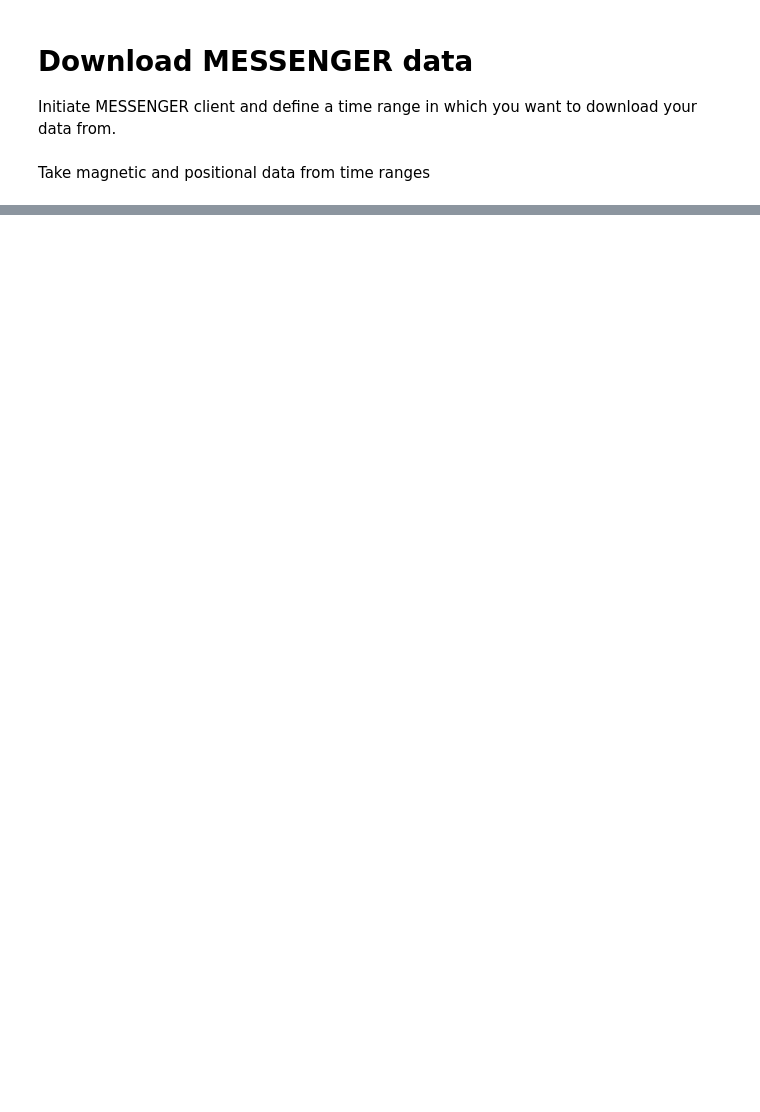
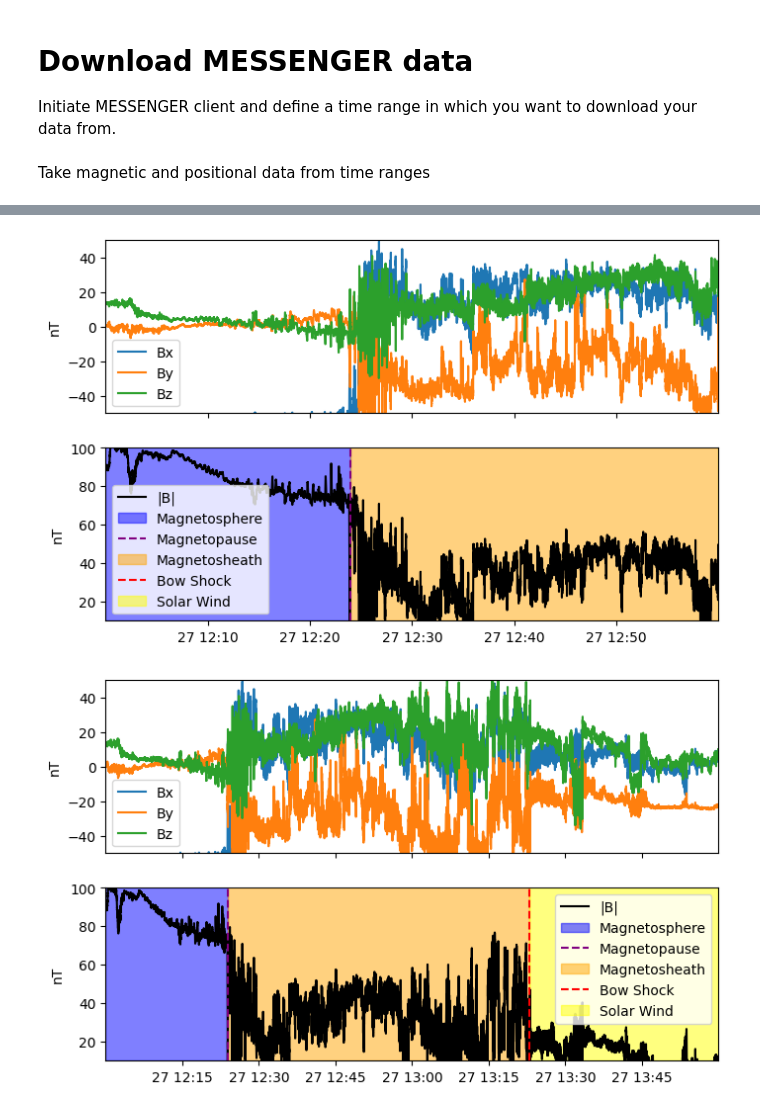
Before and after one commit to odanny-oc/DIASMercuryMagnetosphere, a Jupyter notebook: magnetosphere_plots.ipynb, the cells around one changed output, grey strips where cells are left out. Saved outputs shown, nothing was run; the diff lists cells and outputs as text; code cells hidden in the pictures; blank space fills up the shorter version.

```diff
--- a/magnetosphere_plots.ipynb
+++ b/magnetosphere_plots.ipynb
@@ -64,0 +77,36 @@ Length = 71996 rows
+# %%
+import datetime
+
+for i in mag_panels:
+    fig, ax = mag_panels[i].plot(show=False)
+
+    lines = ax[1].get_lines()
+    lines[0].set_color('k')
+    lines = ax[1].get_lines()
+    lines[0].set_color('k')
+
+    ax[0].set_ylim(-50,50)
+    ax[1].set_ylim(10,100)
+
+    ax[0].set_xlim(mag_plotting_data[i][1]["UTC"][0].to_datetime(leap_second_strict="warn"), mag_plotting_data[i][1]["UTC"][-1].to_datetime(leap_second_strict="warn"))
+    ax[1].set_xlim(mag_plotting_data[i][1]["UTC"][0].to_datetime(leap_second_strict="warn"), mag_plotting_data[i][1]["UTC"][-1].to_datetime(leap_second_strict="warn"))
+
+    magnetospheretime1 = datetime.datetime(2011, 9, 27, 12, 0, 0, 21000)
+    magnetospheretime2 = datetime.datetime(2011, 9, 27, 12, 24, 0, 00000)
+
+    ax[1].axvspan(magnetospheretime1, magnetospheretime2, alpha =0.5, color='blue', label='Magnetosphere')
+    ax[1].vlines(magnetospheretime2, 10, 100, ls='--', color='purple', label='Magnetopause')
+
+    magnetosheathtime = datetime.datetime(2011, 9, 27, 13, 23, 0, 21000)
+    ax[1].axvspan(magnetospheretime2, magnetosheathtime, alpha =0.5, color='orange', label='Magnetosheath')
+    ax[1].vlines(magnetosheathtime, 10, 100, ls='--', color='red', label='Bow Shock')
+
+    solarwindtime = mag_plotting_data[i][1]["UTC"][-1].to_datetime(leap_second_strict="warn")
+
+    ax[1].axvspan(magnetosheathtime, solarwindtime, alpha =0.5, color='yellow', label='Solar Wind')
+
+    ax[1].legend()
+    plt.show()
+# %% [output]
+[figure, added]
+[figure, added]
```
Also changed, not shown: parts of 5 cells of this notebook, 1 other file.
